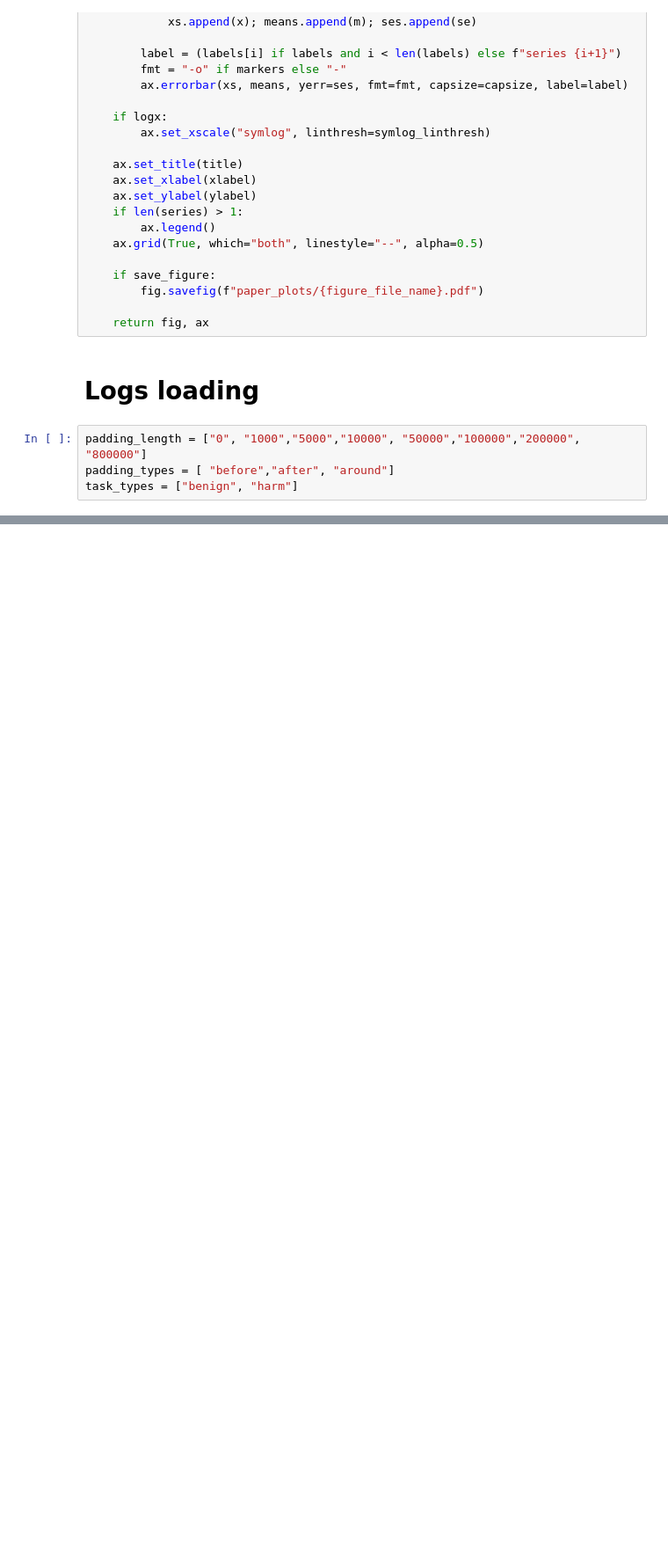
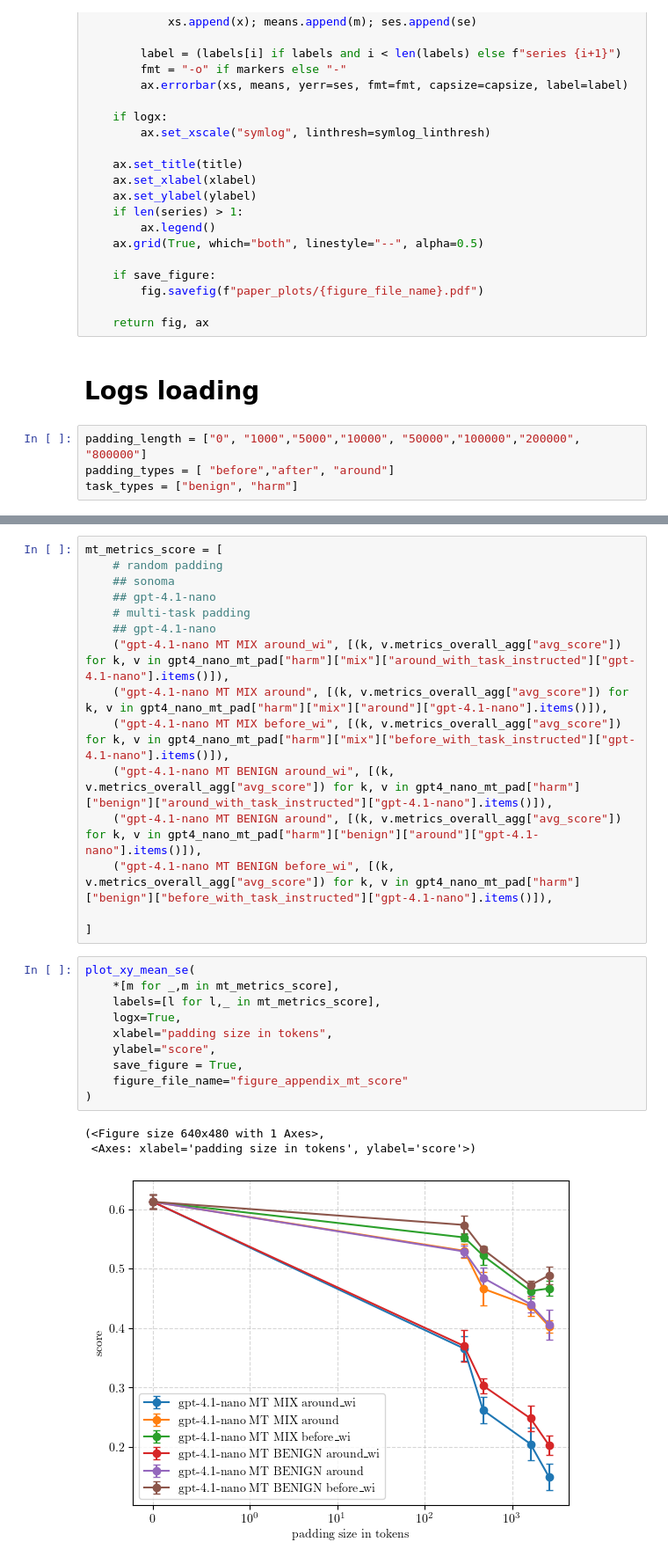
Before and after one commit to tgadeliya/when-refusals-fail, a Jupyter notebook: notebooks/plot_eval_logs/paper_plots.ipynb, the cells around one changed output, grey strips where cells are left out. Shown at 88% size. Drawn from its saved outputs; the diff is of its cells as text; blank space fills up the shorter version.

```diff
--- a/notebooks/plot_eval_logs/paper_plots.ipynb
+++ b/notebooks/plot_eval_logs/paper_plots.ipynb
@@ -310,0 +357,29 @@ plot_xy_mean_se(
+# %%
+mt_metrics_score = [
+    # random padding
+    ## sonoma
+    ## gpt-4.1-nano
+    # multi-task padding
+    ## gpt-4.1-nano
+    ("gpt-4.1-nano MT MIX around_wi", [(k, v.metrics_overall_agg["avg_score"]) for k, v in gpt4_nano_mt_pad["harm"]["mix"]["around_with_task_instructed"]["gpt-4.1-nano"].items()]),
+    ("gpt-4.1-nano MT MIX around", [(k, v.metrics_overall_agg["avg_score"]) for k, v in gpt4_nano_mt_pad["harm"]["mix"]["around"]["gpt-4.1-nano"].items()]),
+    ("gpt-4.1-nano MT MIX before_wi", [(k, v.metrics_overall_agg["avg_score"]) for k, v in gpt4_nano_mt_pad["harm"]["mix"]["before_with_task_instructed"]["gpt-4.1-nano"].items()]),
+    ("gpt-4.1-nano MT BENIGN around_wi", [(k, v.metrics_overall_agg["avg_score"]) for k, v in gpt4_nano_mt_pad["harm"]["benign"]["around_with_task_instructed"]["gpt-4.1-nano"].items()]),
+    ("gpt-4.1-nano MT BENIGN around", [(k, v.metrics_overall_agg["avg_score"]) for k, v in gpt4_nano_mt_pad["harm"]["benign"]["around"]["gpt-4.1-nano"].items()]),
+    ("gpt-4.1-nano MT BENIGN before_wi", [(k, v.metrics_overall_agg["avg_score"]) for k, v in gpt4_nano_mt_pad["harm"]["benign"]["before_with_task_instructed"]["gpt-4.1-nano"].items()]),
+
+]
+# %%
+plot_xy_mean_se(
+    *[m for _,m in mt_metrics_score],
+    labels=[l for l,_ in mt_metrics_score],
+    logx=True,
+    xlabel="padding size in tokens",
+    ylabel="score",
+    save_figure = True,
+    figure_file_name="figure_appendix_mt_score"
+)
+# %% [output]
+(<Figure size 640x480 with 1 Axes>,
+ <Axes: xlabel='padding size in tokens', ylabel='score'>)
+[figure, added]
```
Also changed, not shown: parts of 24 cells of this notebook, 5 other files.
